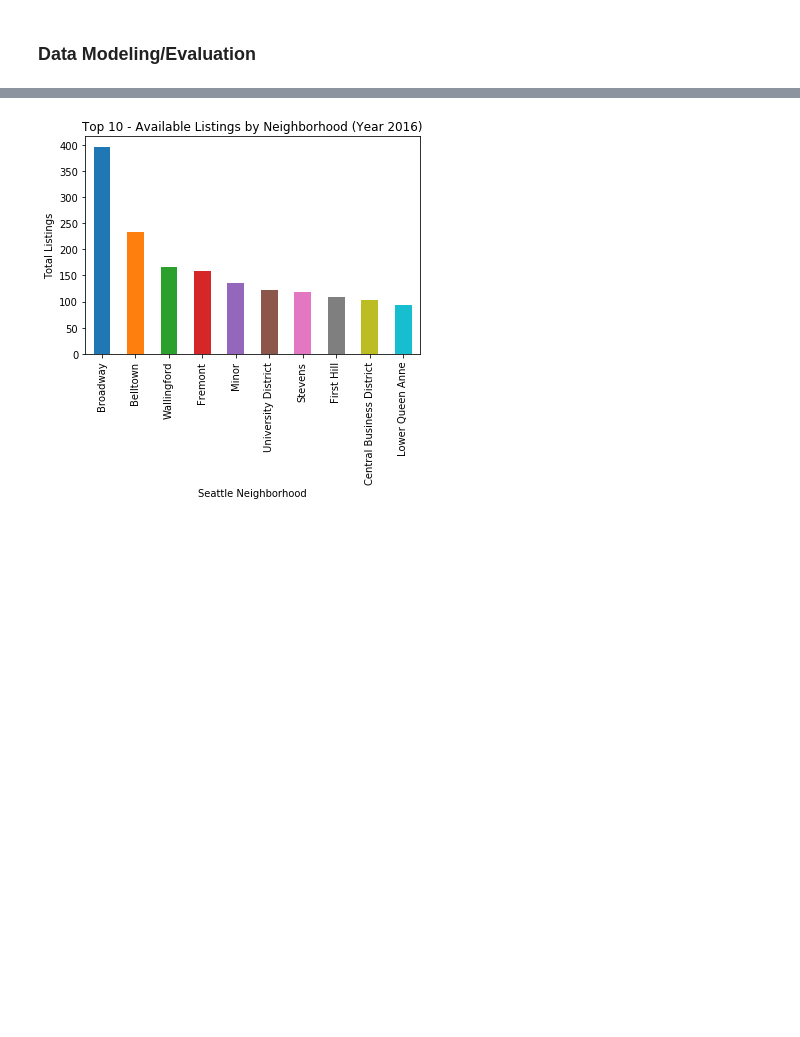
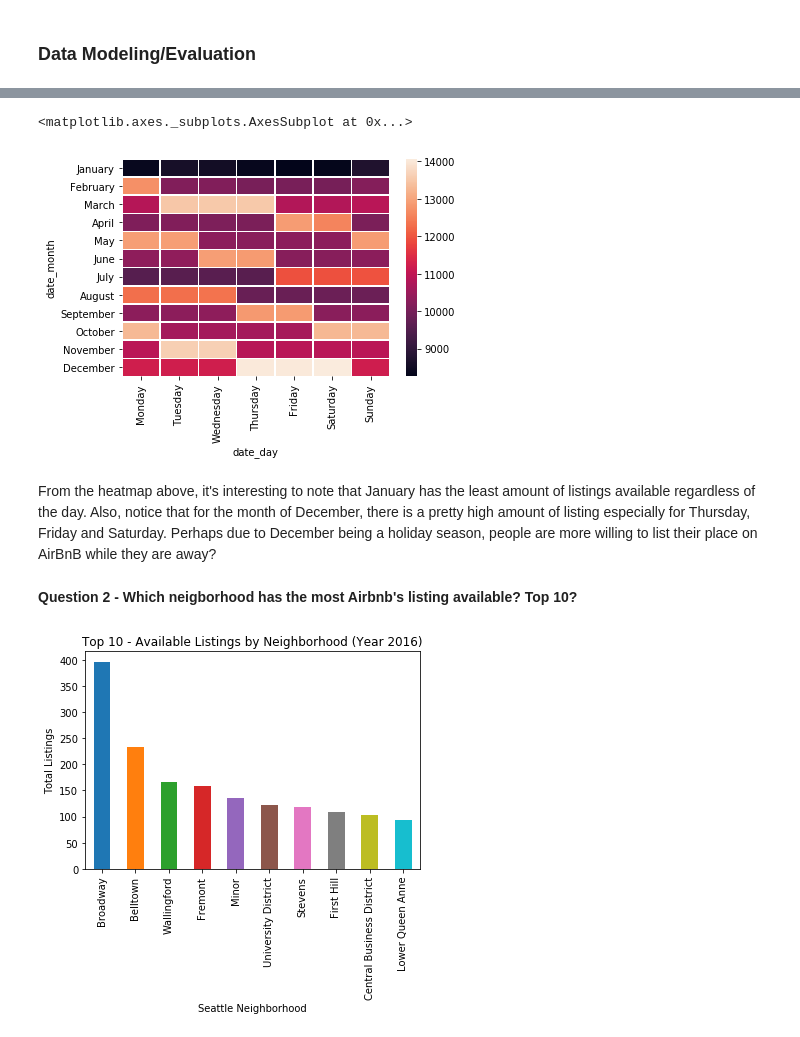
Before and after one commit to AnthonyGoh7/Udacity-Data-Scientist-Nanodegree, a Jupyter notebook: Project - Write A Data Science Blog Post - AirBnB Data.ipynb, the cells around one changed output, grey strips where cells are left out. Cells and saved outputs as stored; diff of their text form; code cells hidden in the pictures; blank space fills up the shorter version.

```diff
--- a/Project - Write A Data Science Blog Post - AirBnB Data.ipynb
+++ b/Project - Write A Data Science Blog Post - AirBnB Data.ipynb
@@ -209,0 +177,9 @@ calendar.head()
+# %%
+# Create a pivot table - To identify if there is a relationship between the amount of listing available and month/day
+month_order = list(clndr.month_name)[1:]
+day_order = list(clndr.day_name)
+pivot = calendar.pivot_table(values="listing_id", index=["date_day"], columns=["date_month"], aggfunc=len)
+pivot = pivot.reindex(day_order, axis=0)
+pivot = pivot.reindex(month_order, axis=1)
+pivot = pivot.transpose()
+pivot
@@ -210 +201,10 @@ calendar.head()
+# %%
+sns.heatmap(pivot, linewidths=.5)
+# %% [output]
+<matplotlib.axes._subplots.AxesSubplot at 0x...>
+[figure, added]
+# %% [markdown]
+From the heatmap above, it's interesting to note that January has the least amount of listings available regardless of the day. Also, notice that for the month of December, there is a pretty high amount of listing especially for Thursday, Friday and Saturday. Perhaps due to December being a holiday season, people are more willing to list their place on AirBnB while they are away?
+# %% [markdown]
+**Question 2 - Which neigborhood has the most Airbnb's listing available? Top 10?**
 # %%
```
Also changed, not shown: parts of 26 cells of this notebook, 6 other files.
